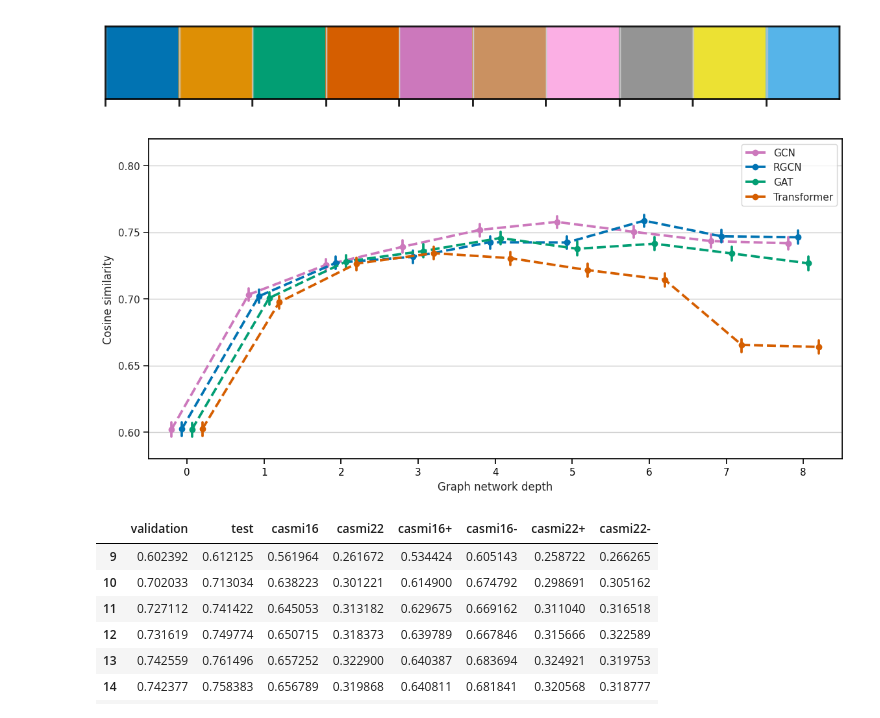
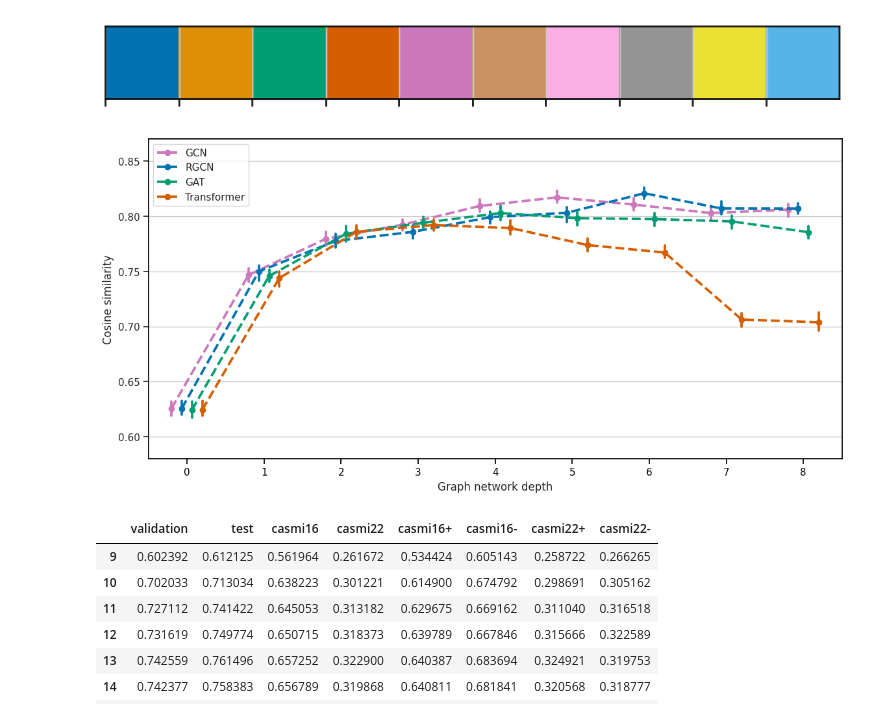
Before and after one commit to BAMeScience/fiora, a Jupyter notebook: notebooks/grid_stats.ipynb, the cells around one changed output. Saved outputs shown, nothing was run; the diff lists cells and outputs as text; code cells hidden in the pictures.

Commit message:
Tweak plots

```diff
--- a/notebooks/grid_stats.ipynb
+++ b/notebooks/grid_stats.ipynb
@@ -88,25 +91,29 @@ plt.show()
 # %%
 fig, ax = plt.subplots(1,1, figsize=(12, 6))
 plt.subplots_adjust(top=0.94, bottom=0.12, right=0.97, left=0.08)
 
 color_blind4=[sns.color_palette("colorblind")[4], sns.color_palette("colorblind")[0], sns.color_palette("colorblind")[2], sns.color_palette("colorblind")[3]]
 L = log.explode("validation")
 L["gnn_type"] = L["gnn_type"].map(gnn_type_labels)
-sns.pointplot(data=L, x="depth", y="validation", capsize=.0, markers="o", palette=color_blind4, markersize=5, errorbar=('ci', 95), linestyles='--', hue="gnn_type", dodge=0.4) # ci=('ci', 0.95),, palette=tri_palette,  bins=[x/10.0 for x in list(range(0,10,1))]), multiple="dodge", common_norm=False, stat="density") #multiple="dodge", common_norm=False, stat="density")
-#plt.ylim([0.4, 0.8])
+sns.pointplot(data=L, x="depth", y="validation", estimator="median", capsize=.0,  markers="o", palette=color_blind4, markersize=5, errorbar=('ci', 95), linestyles='--', hue="gnn_type", dodge=0.4) # ci=('ci', 0.95),, palette=tri_palette,  bins=[x/10.0 for x in list(range(0,10,1))]), multiple="dodge", common_norm=False, stat="density") #multiple="dodge", common_norm=False, stat="density")
+#plt.ylim([0.4, 0.8]) # markers=["o", "X", "^","*"]
 plt.ylabel("Cosine similarity")
 plt.xlabel("Graph network depth")
 plt.yticks(np.arange(0.5, 0.91, 0.05))
 # plt.autoscale(enable=True, axis='y')
-plt.ylim(0.58, 0.82)
+plt.ylim(0.58, 0.87)
 plt.legend(title="")
 
+# for line in ax.lines:
+#     marker = line.get_marker()
+#     line.set_markeredgecolor('black')
 
-# fig.savefig(f"{home}/images/paper/grid_params2.svg", format="svg", dpi=600)
-# fig.savefig(f"{home}/images/paper/grid_params2.png", format="png", dpi=600)
+# fig.savefig(f"{home}/images/paper/grid_params3.svg", format="svg", dpi=600)
+# fig.savefig(f"{home}/images/paper/grid_params3.png", format="png", dpi=600)
+# fig.savefig(f"{home}/images/paper/grid_params3.pdf", format="pdf", dpi=600)
 plt.show()
 # %% [output]
-[figure, old version]
+[figure, new version]
 # %%
 eval_columns = log.columns[4:]
 log[log["gnn_type"] == "RGCNConv"][eval_columns].apply(lambda x: x.apply(np.mean) ,axis=1)
```
Also changed, not shown: parts of 1 cell of this notebook.
